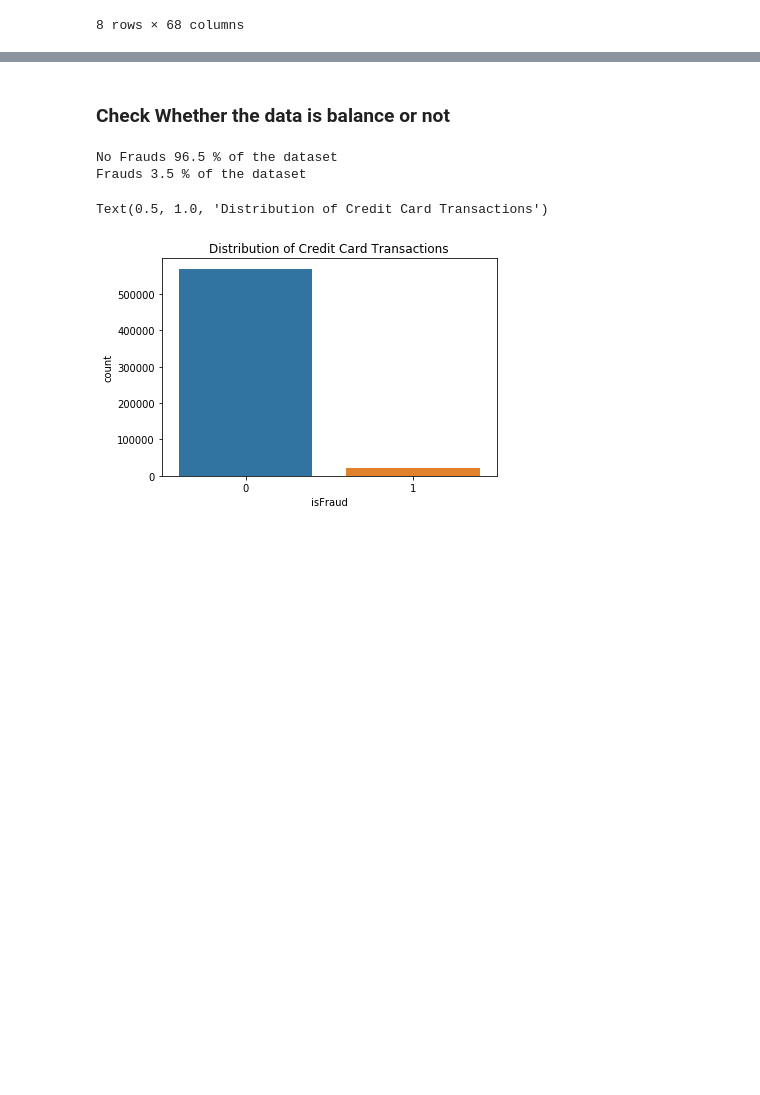
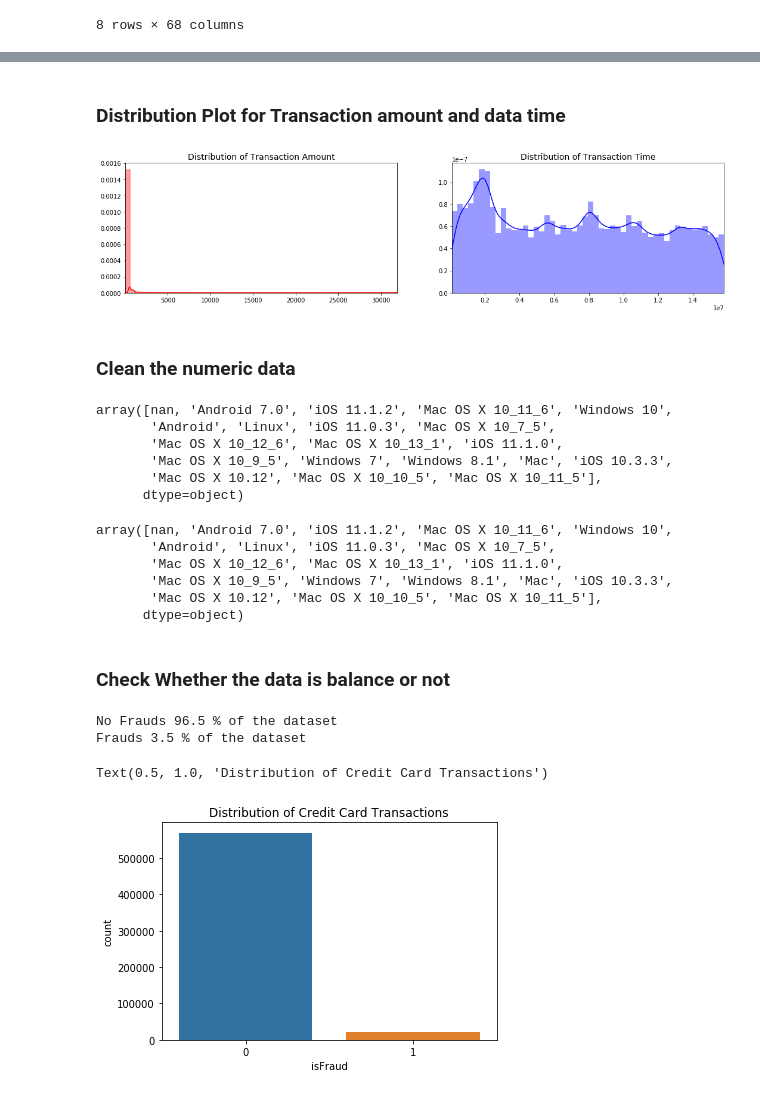
Before and after one commit to rajitkumar23/-Credit-Card-Fraud-Detection, a Jupyter notebook: Project.ipynb, the cells around one changed output, grey strips where cells are left out. Saved outputs shown, nothing was run; the diff lists cells and outputs as text; code cells hidden in the pictures; blank space fills up the shorter version.

```diff
--- a/Project.ipynb
+++ b/Project.ipynb
@@ -25,5 +25,6 @@ warnings.filterwarnings("ignore")
 # %%
-train = pd.read_csv('train_data.csv', index_col = 0, parse_dates = True)
+train_trans  = pd.read_csv('train_data.csv', index_col = 0, parse_dates = True)
+train_id  = pd.read_csv('train_identity.csv', index_col = 0, parse_dates = True)
 # %% [markdown]
 ### Undestanding the data
 # %%
@@ -111,0 +129,2 @@ Index(['isFraud', 'TransactionDT', 'TransactionAmt', 'card1', 'c1', 'c2', 'c3',
+# %%
+train = train_trans.merge(train_id, on='TransactionID', how = 'left')
@@ -111,0 +174,41 @@ Index(['isFraud', 'TransactionDT', 'TransactionAmt', 'card1', 'c1', 'c2', 'c3',
+# %% [markdown]
+### Distribution Plot for Transaction amount and data time
+# %%
+fig, ax = plt.subplots(1, 2, figsize=(18,4))
+
+amount_val = train['TransactionAmt'].values
+time_val = train['TransactionDT'].values
+
+sns.distplot(amount_val, ax=ax[0], color='r')
+ax[0].set_title('Distribution of Transaction Amount', fontsize=14)
+ax[0].set_xlim([min(amount_val), max(amount_val)])
+
+sns.distplot(time_val, ax=ax[1], color='b')
+ax[1].set_title('Distribution of Transaction Time', fontsize=14)
+ax[1].set_xlim([min(time_val), max(time_val)])
+
+
+
+plt.show()
+# %% [output]
+[figure, added]
+# %% [markdown]
+### Clean the numeric data
+# %%
+train['id_30'].unique()[:20]
+# %% [output]
+array([nan, 'Android 7.0', 'iOS 11.1.2', 'Mac OS X 10_11_6', 'Windows 10',
+       'Android', 'Linux', 'iOS 11.0.3', 'Mac OS X 10_7_5',
+       'Mac OS X 10_12_6', 'Mac OS X 10_13_1', 'iOS 11.1.0',
+       'Mac OS X 10_9_5', 'Windows 7', 'Windows 8.1', 'Mac', 'iOS 10.3.3',
+       'Mac OS X 10.12', 'Mac OS X 10_10_5', 'Mac OS X 10_11_5'],
+      dtype=object)
+# %%
+train['id_30'].unique()[:20]
+# %% [output]
+array([nan, 'Android 7.0', 'iOS 11.1.2', 'Mac OS X 10_11_6', 'Windows 10',
+       'Android', 'Linux', 'iOS 11.0.3', 'Mac OS X 10_7_5',
+       'Mac OS X 10_12_6', 'Mac OS X 10_13_1', 'iOS 11.1.0',
+       'Mac OS X 10_9_5', 'Windows 7', 'Windows 8.1', 'Mac', 'iOS 10.3.3',
+       'Mac OS X 10.12', 'Mac OS X 10_10_5', 'Mac OS X 10_11_5'],
+      dtype=object)
```
Also changed, not shown: parts of 77 cells of this notebook.
